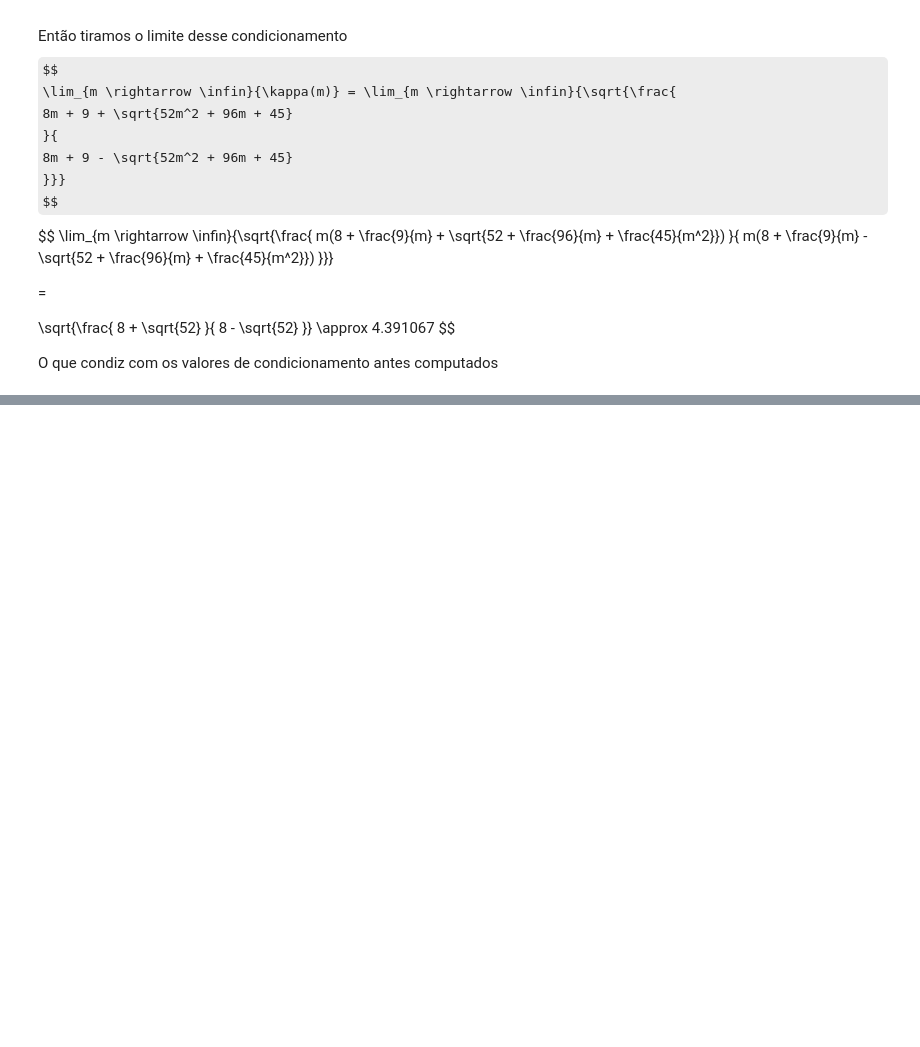
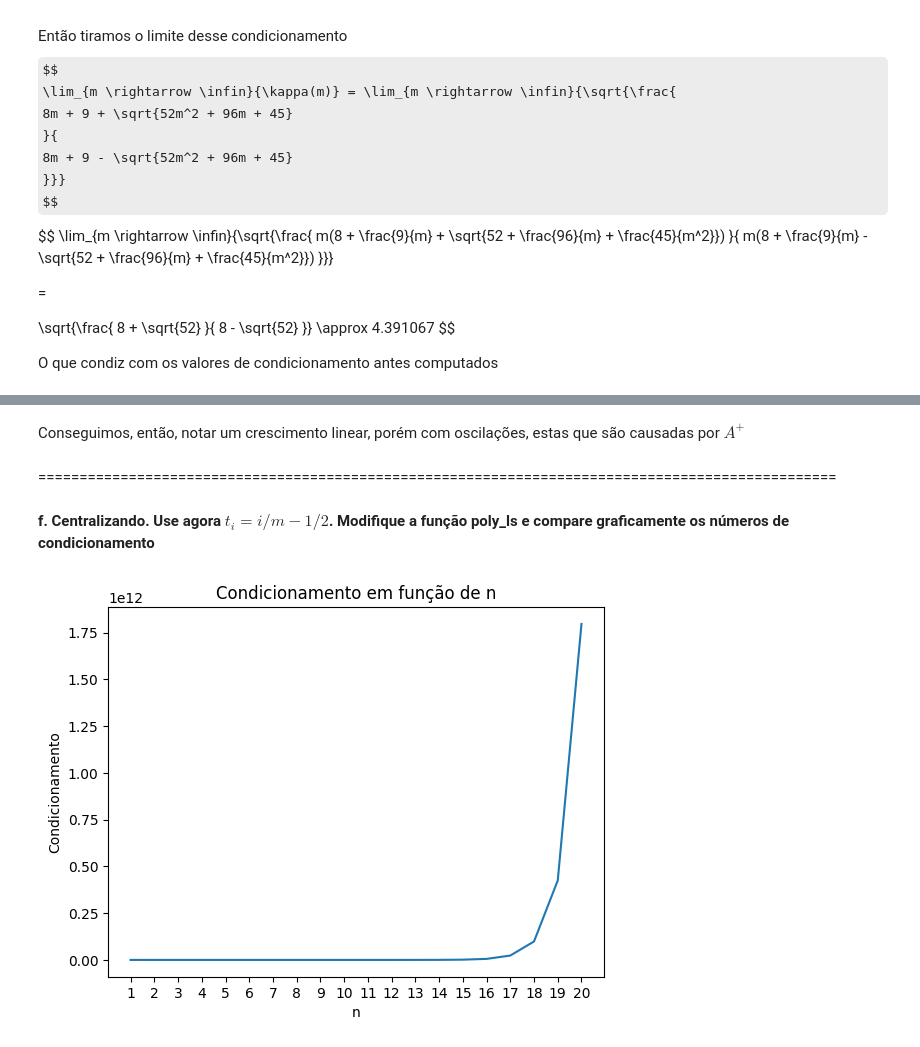
Before and after one commit to jaopredo/linear-algebra, a Jupyter notebook: numerical/algoritmos/projects/project2/min_squareds.ipynb, the cells around one changed output, grey strips where cells are left out. Cells and saved outputs as stored; diff of their text form; code cells hidden in the pictures; some formulas as TeX source; blank space fills up the shorter version.

```diff
--- a/numerical/algoritmos/projects/project2/min_squareds.ipynb
+++ b/numerical/algoritmos/projects/project2/min_squareds.ipynb
@@ -371,0 +524,12 @@ O que condiz com os valores de condicionamento antes computados
+# %%
+m = 100
+n = 20
+
+t = np.linspace(0, m, m+1)/m
+
+for j in range(n):
+    A = poly_ls(m, j+1)
+
+    print(f"======= n = {j+1} =======")
+    print(f'Norma infinito de A: {np.linalg.norm(A, ord=np.inf)}')
+    print(f'Norma infinito de A⁺: {np.linalg.norm( np.linalg.solve(A.T @ A, A.T), ord=np.inf )}')
@@ -371,0 +554,41 @@ O que condiz com os valores de condicionamento antes computados
+# %% [markdown]
+Conseguimos, então, notar um crescimento linear, porém com oscilações, estas que são causadas por $A^+$
+# %% [markdown]
+=================================================================================================
+# %% [markdown]
+**f. Centralizando. Use agora $t_i = i/m − 1/2$. Modifique a função poly_ls e compare graficamente os números de condicionamento**
+# %%
+def new_poly_ls(m: int, n: int) -> np.ndarray:
+    t = np.linspace(0, m, m+1)/m - 1/2
+    t = t.reshape(-1, 1)
+    A = t**0
+
+    for j in range(n):
+        A = np.c_[A, t**(j+1)]
+
+    return A
+# %%
+m = 100
+n = 20
+
+t = np.linspace(0, m, m+1)/m - 1/2
+conditions = []
+
+for j in range(n):
+    A = new_poly_ls(m, j+1)
+
+    condition_A = np.linalg.norm(A, ord=np.inf) * np.linalg.norm( np.linalg.solve(A.T @ A, A.T), ord=np.inf )
+
+    conditions.append(condition_A)
+
+
+plt.title("Condicionamento em função de n")
+plt.ylabel('Condicionamento')
+plt.xlabel('n')
+plt.xticks(range(1, n+1))
+
+plt.plot(range(1, n+1), conditions)
+
+plt.show()
+# %% [output]
+[figure, added]
```
Also changed, not shown: parts of 18 cells of this notebook.
